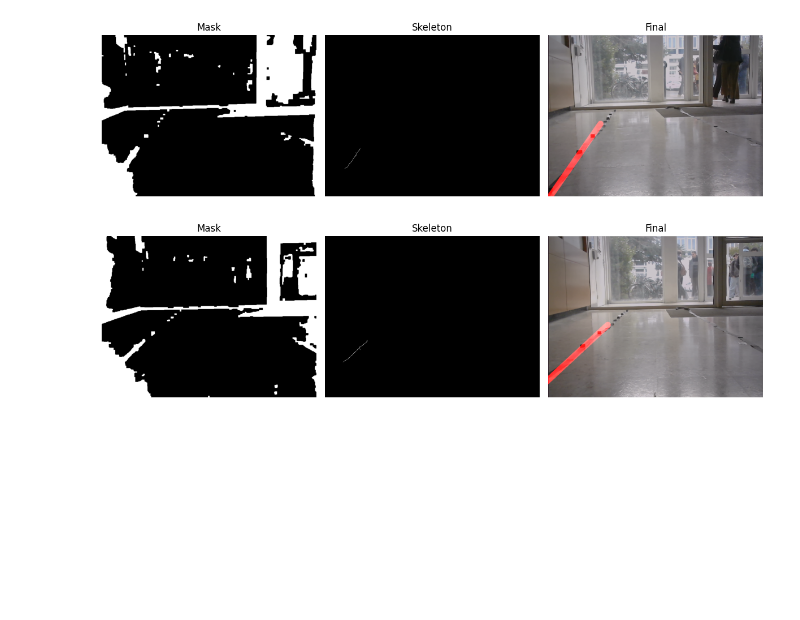
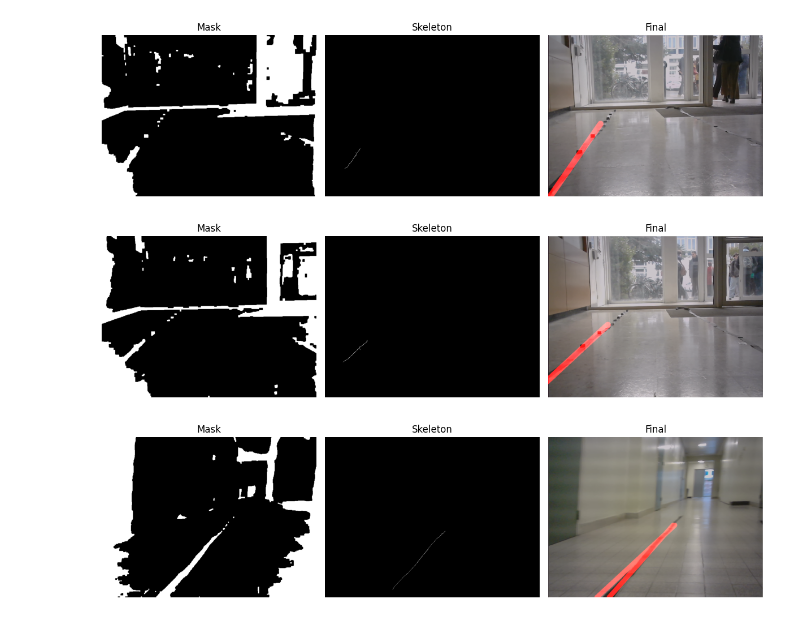
Before and after one commit to pofpifpaf/geicar-kleya, a Jupyter notebook: jetsonNano/ros2_ws/src/lane_detection/resource/Lane-detection-opencv-python/Lane-detection-polyfit.ipynb, the cells around one changed output. Saved outputs shown, nothing was run; the diff lists cells and outputs as text; code cells hidden in the pictures; blank space fills up the shorter version.

Commit message:
New Image test

```diff
--- a/jetsonNano/ros2_ws/src/lane_detection/resource/Lane-detection-opencv-python/Lane-detection-polyfit.ipynb
+++ b/jetsonNano/ros2_ws/src/lane_detection/resource/Lane-detection-opencv-python/Lane-detection-polyfit.ipynb
@@ -316,3 +316,21 @@ plt.subplot(1,3,3); plt.title("Final");     plt.imshow(cv2.cvtColor(output, cv2.
 plt.tight_layout(); plt.show()
 # %% [output]
 [figure]
+# %%
+# Image Test 8
+inputimage = cv2.imread("test8.png")
+
+left_coeffs, right_coeffs, skel_roi, mask = detect_lanes_dark_tape_no_canny(inputimage)
+
+output = draw_lines(inputimage,
+                    left_coeffs=left_coeffs,
+                    right_coeffs=right_coeffs,
+                    thickness=25)
+
+plt.figure(figsize=(12,4))
+plt.subplot(1,3,1); plt.title("Mask");      plt.imshow(mask, cmap="gray");      plt.axis("off")
+plt.subplot(1,3,2); plt.title("Skeleton");  plt.imshow(skel_roi, cmap="gray");  plt.axis("off")
+plt.subplot(1,3,3); plt.title("Final");     plt.imshow(cv2.cvtColor(output, cv2.COLOR_BGR2RGB)); plt.axis("off")
+plt.tight_layout(); plt.show()
+# %% [output]
+[figure, added]
```
Also changed, not shown: parts of 2 cells of this notebook, 5 other files.
